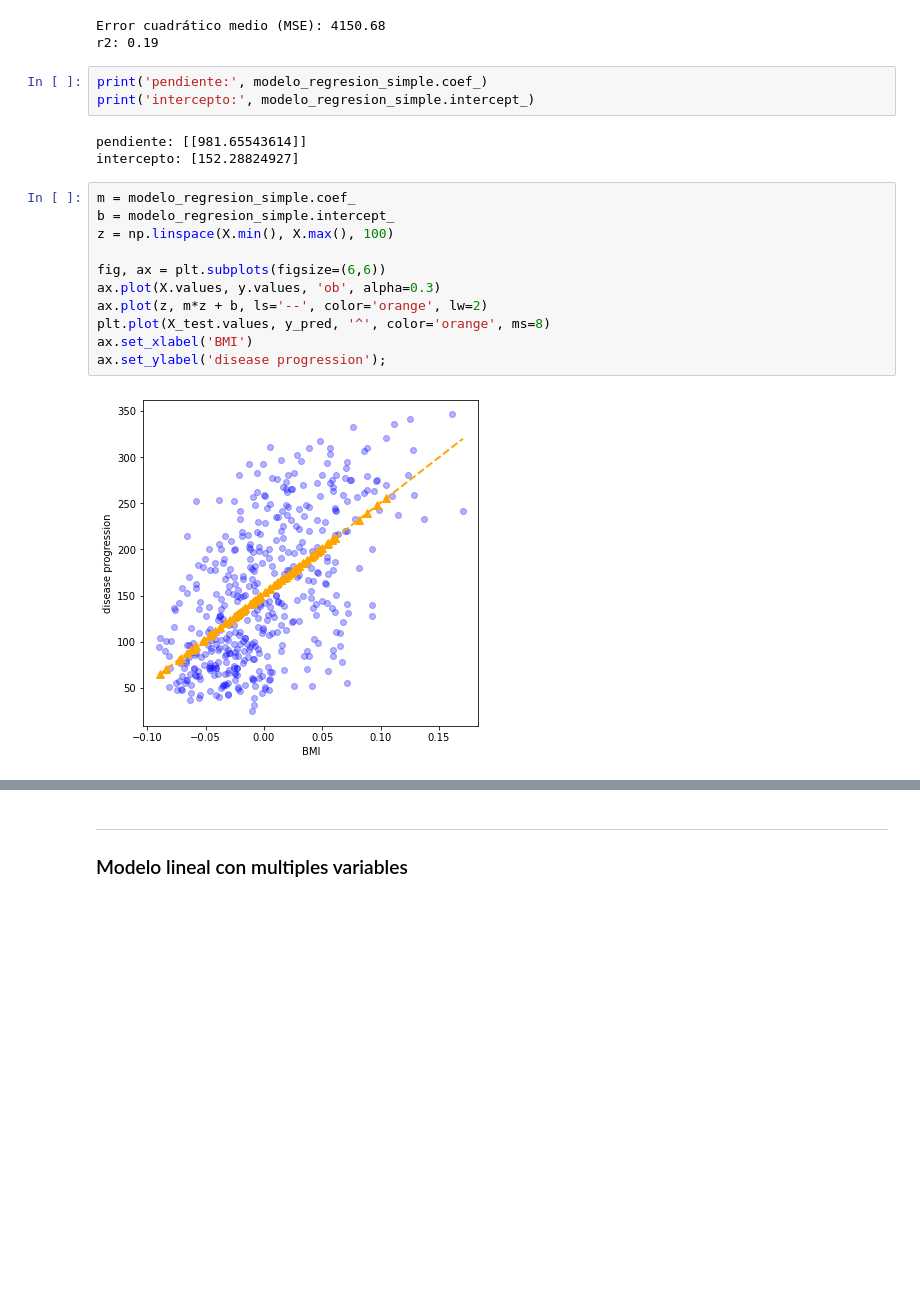
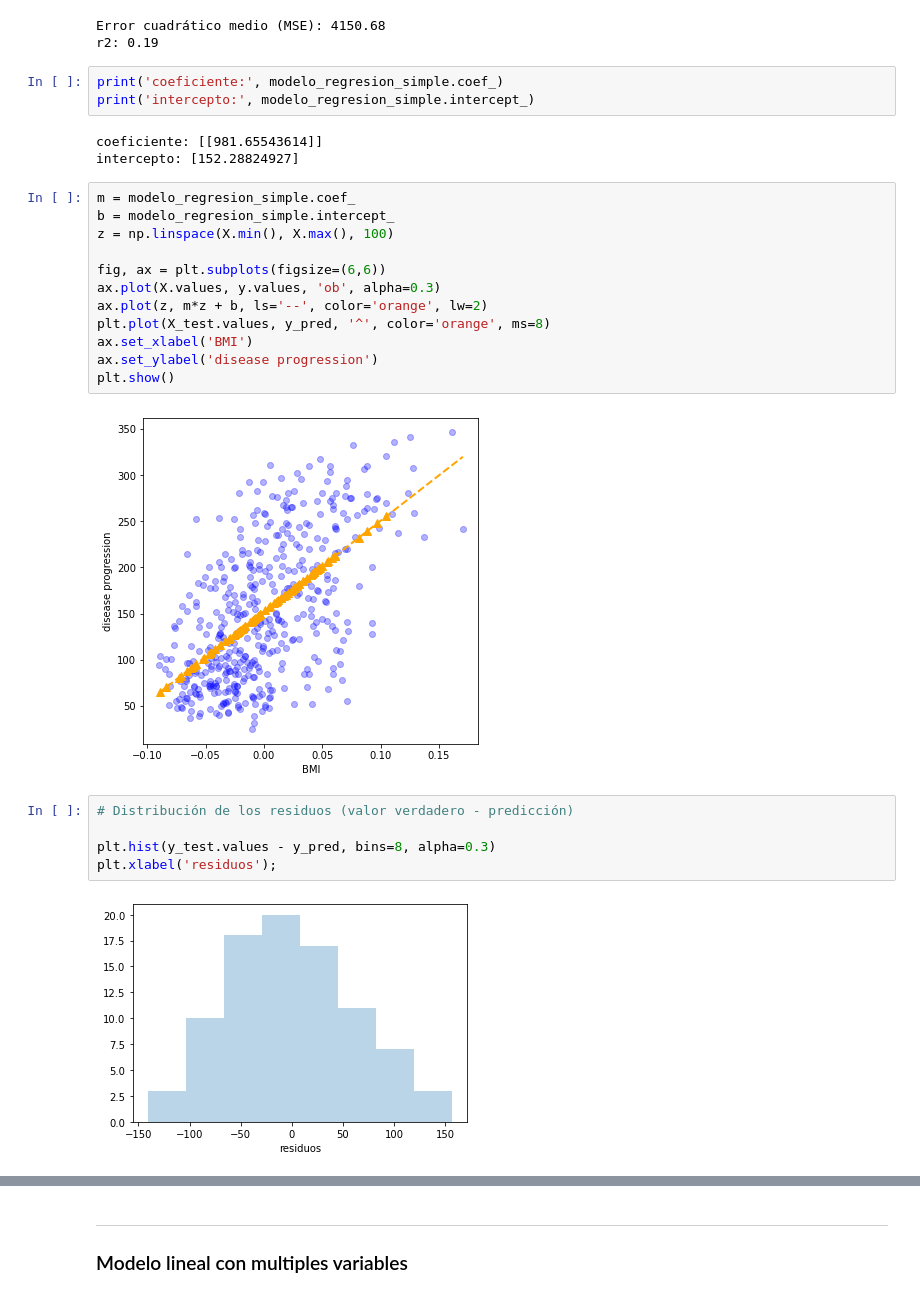
Before and after one commit to alrakomala/DataScienceDCI, a Jupyter notebook: aplicacion_algoritmos_ML/regresion_lineal.ipynb, the cells around one changed output, grey strips where cells are left out. Cells and saved outputs as stored; diff of their text form; blank space fills up the shorter version.

```diff
--- a/aplicacion_algoritmos_ML/regresion_lineal.ipynb
+++ b/aplicacion_algoritmos_ML/regresion_lineal.ipynb
@@ -82,10 +82,10 @@ print('r2: {:.2f}'.format(r2))
 Error cuadrático medio (MSE): 4150.68
 r2: 0.19
 # %%
-print('pendiente:', modelo_regresion_simple.coef_)
+print('coeficiente:', modelo_regresion_simple.coef_)
 print('intercepto:', modelo_regresion_simple.intercept_)
 # %% [output]
-pendiente: [[981.65543614]]
+coeficiente: [[981.65543614]]
 intercepto: [152.28824927]
 # %%
 m = modelo_regresion_simple.coef_
@@ -97,6 +97,14 @@ ax.plot(X.values, y.values, 'ob', alpha=0.3)
 ax.plot(z, m*z + b, ls='--', color='orange', lw=2)
 plt.plot(X_test.values, y_pred, '^', color='orange', ms=8)
 ax.set_xlabel('BMI')
-ax.set_ylabel('disease progression');
+ax.set_ylabel('disease progression')
+plt.show()
 # %% [output]
 [figure]
+# %%
+# Distribución de los residuos (valor verdadero - predicción)
+
+plt.hist(y_test.values - y_pred, bins=8, alpha=0.3)
+plt.xlabel('residuos');
+# %% [output]
+[figure, added]
```
Also changed, not shown: parts of 19 cells of this notebook.
